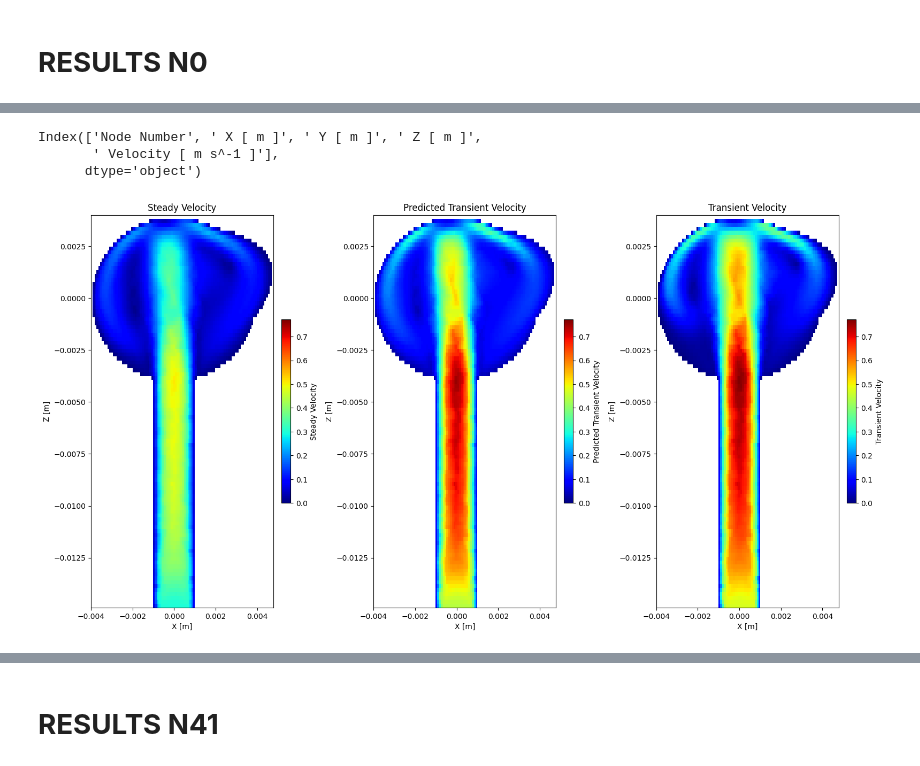
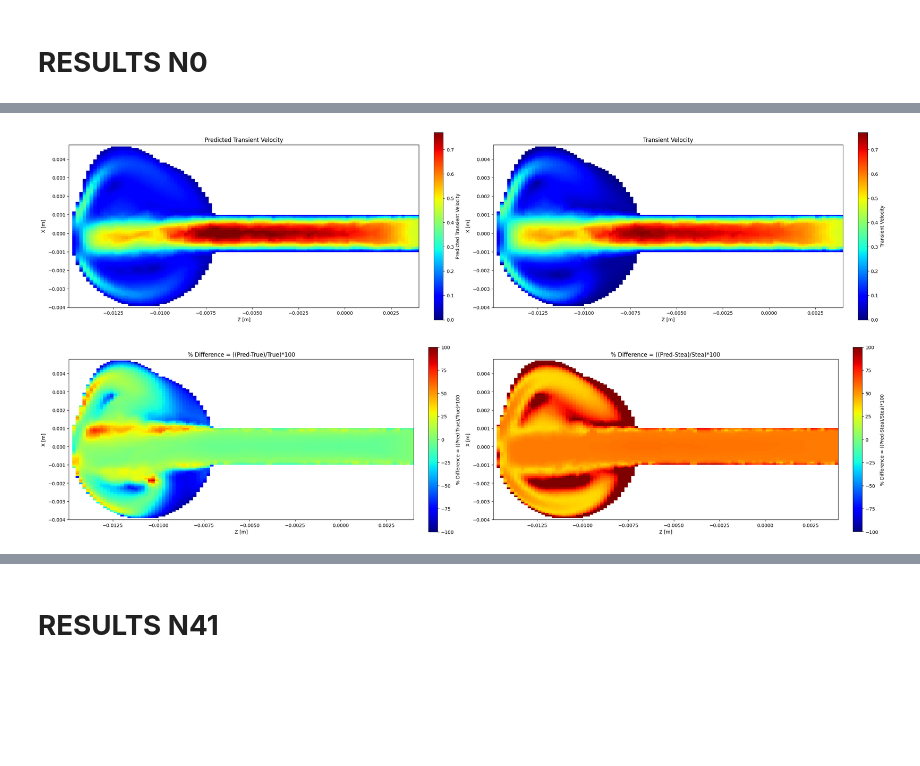
Before and after one commit to IsmailBerkeCam/CFD-AI, a Jupyter notebook: LSTM 5 Velocity Predictions High Vel.ipynb, the cells around one changed output, grey strips where cells are left out. Saved outputs shown, nothing was run; the diff lists cells and outputs as text; code cells hidden in the pictures; blank space fills up the shorter version.

Commit message:
Update LSTM 5 Velocity Predictions High Vel.ipynb
High Velocity Predictions

```diff
--- a/LSTM 5 Velocity Predictions High Vel.ipynb
+++ b/LSTM 5 Velocity Predictions High Vel.ipynb
@@ -218,62 +206,74 @@ Index(['Node Number', ' X [ m ]', ' Y [ m ]', ' Z [ m ]',
-# %%
-CFDTransient0 = pd.read_csv(r'C:\Users\ismai\OneDrive\Desktop\CFD Dissertation\Files\CSV training\Predictions\N0TMAX\N0TV.csv')
-print(CFDTransient0.columns)
-CFDTransient0 = CFDTransient0.fillna(0)
-CFDTransient0 = CFDTransient0.replace(' null', np.nan)
-x = CFDTransient0 [' X [ m ]']
-z = CFDTransient0 [' Z [ m ]']
-velocity_truth = CFDTransient0 [' Velocity [ m s^-1 ]']
-diff_vel = PredictedTransient0['Transient Prediction 0'] - CFDTransient0[' Velocity [ m s^-1 ]']
-# %% [output]
-Index(['Node Number', ' X [ m ]', ' Y [ m ]', ' Z [ m ]',
-       ' Velocity [ m s^-1 ]'],
-      dtype='object')
 # %%
+import numpy as np
+import matplotlib.pyplot as plt
+from scipy.interpolate import griddata
+import numpy.ma as ma
 # Generate your grid
 grid_x, grid_z = np.mgrid[min(x):max(x):100j, min(z):max(z):100j]
 
 # Interpolate the velocity onto the grid
 grid_velocity0 = griddata((x, z), ste_velocity, (grid_x, grid_z), method='linear', fill_value=np.nan)
 grid_velocity1 = griddata((x, z), velocity, (grid_x, grid_z), method='linear', fill_value=np.nan)
 grid_velocity2 = griddata((x, z), velocity_truth, (grid_x, grid_z), method='linear', fill_value=np.nan)
 grid_velocity3 = griddata((x, z), diff_vel, (grid_x, grid_z), method='linear', fill_value=np.nan)
 grid_velocity4 = griddata((x, z), diff_ste, (grid_x, grid_z), method='linear', fill_value=np.nan)
 
 # Create a colormap
 cmap = plt.cm.jet  # or any other colormap
 cmap.set_bad(color='white')  # set color for 'nan' values
 
 # Create a masked array where 'nan' values, 0 velocity values, and velocity values 0.05 or less are masked
 masked_velocity0 = ma.masked_where((grid_velocity0 <= 0.001) | np.isnan(grid_velocity0), grid_velocity0)
 masked_velocity1 = ma.masked_where((grid_velocity0 <= 0.001) | np.isnan(grid_velocity1), grid_velocity1)
 masked_velocity2 = ma.masked_where((grid_velocity0 <= 0.001) | np.isnan(grid_velocity2), grid_velocity2)
 masked_velocity3 = ma.masked_where((grid_velocity0 <= 0.001) | np.isnan(grid_velocity3), grid_velocity3)
 masked_velocity4 = ma.masked_where((grid_velocity0 <= 0.001) | np.isnan(grid_velocity4), grid_velocity4)
 
+# Rotate the masked velocities by 90 degrees and transpose
+rotated_masked_velocity0 = np.transpose(np.rot90(masked_velocity0, 1))
+rotated_masked_velocity1 = np.transpose(np.rot90(masked_velocity1, 1))
+rotated_masked_velocity2 = np.transpose(np.rot90(masked_velocity2, 1))
+
 # Generate heat maps for velocity
-#plt.subplot(1, 1, 1)
-fig, (ax0,ax1,ax2) = plt.subplots(1,3,figsize=(16, 26))
+fig, (ax1, ax2) = plt.subplots(1, 2, figsize=(25, 25))  # Adjusted figsize for 1x2 subplots
 fig.patch.set_facecolor('white')
 
-im0 = ax0.imshow(masked_velocity0.T, extent=(min(x), max(x), min(z), max(z)), origin='lower', cmap=cmap, vmin=0, vmax=masked_velocity2.max())
-fig.colorbar(im0, ax=ax0, label='Steady Velocity',fraction=0.046, pad=0.04)
-ax0.set_title('Steady Velocity')
-ax0.set_xlabel("X [m]")
-ax0.set_ylabel("Z [m]")
-im1 = ax1.imshow(masked_velocity1.T, extent=(min(x), max(x), min(z), max(z)), origin='lower', cmap=cmap, vmin=0, vmax=masked_velocity2.max())
-fig.colorbar(im1, ax=ax1, label='Predicted Transient Velocity',fraction=0.046, pad=0.04)
+im1 = ax1.imshow(rotated_masked_velocity1, extent=(min(z), max(z), min(x), max(x)), origin='lower', cmap=cmap, vmin=0, vmax=rotated_masked_velocity2.max())
+fig.colorbar(im1, ax=ax1, label='Predicted Transient Velocity',fraction=0.025, pad=0.04)
 ax1.set_title('Predicted Transient Velocity')
-ax1.set_xlabel("X [m]")
-ax1.set_ylabel("Z [m]")
-im2 = ax2.imshow(masked_velocity2.T, extent=(min(x), max(x), min(z), max(z)), origin='lower', cmap=cmap, vmin=0, vmax=masked_velocity2.max())
-fig.colorbar(im2, ax=ax2, label='Transient Velocity',fraction=0.046, pad=0.04)
+ax1.set_xlabel("Z [m]")
+ax1.set_ylabel("X [m]")
+
+im2 = ax2.imshow(rotated_masked_velocity2, extent=(min(z), max(z), min(x), max(x)), origin='lower', cmap=cmap, vmin=0, vmax=rotated_masked_velocity2.max())
+fig.colorbar(im2, ax=ax2, label='Transient Velocity',fraction=0.025, pad=0.04)
 ax2.set_title('Transient Velocity')
-ax2.set_xlabel("X [m]")
-ax2.set_ylabel("Z [m]")
-
-# Save the figure to a file with 600x600 pixels
+ax2.set_xlabel("Z [m]")
+ax2.set_ylabel("X [m]")
 
 plt.tight_layout()
 plt.show()
+
+# Calculate percentage differences
+percentage_change3 = ((rotated_masked_velocity2 - rotated_masked_velocity1) / rotated_masked_velocity1) * 100
+percentage_change4 = ((rotated_masked_velocity1 - rotated_masked_velocity0) / rotated_masked_velocity0) * 100
+
+fig, (ax3, ax4) = plt.subplots(1, 2, figsize=(25, 25))
+fig.patch.set_facecolor('white')
+
+im3 = ax3.imshow(percentage_change3, extent=(min(z), max(z), min(x), max(x)), origin='lower', cmap='jet', vmin=-100, vmax=100)
+fig.colorbar(im3, ax=ax3, label='% Difference = ((Pred-True)/True)*100', fraction=0.025, pad=0.04)
+ax3.set_title('% Difference = ((Pred-True)/True)*100')
+ax3.set_xlabel("Z [m]")
+ax3.set_ylabel("X [m]")
+
+im4 = ax4.imshow(percentage_change4, extent=(min(z), max(z), min(x), max(x)), origin='lower', cmap='jet', vmin=-100, vmax=100)
+fig.colorbar(im4, ax=ax4, label='% Difference = ((Pred-Stea)/Stea)*100', fraction=0.025, pad=0.04)
+ax4.set_title('% Difference = ((Pred-Stea)/Stea)*100')
+ax4.set_xlabel("Z [m]")
+ax4.set_ylabel("X [m]")
+
+plt.tight_layout()
+plt.show()
 # %% [output]
-[figure, old version]
+[figure, new version]
+[figure, added]
```
Also changed, not shown: parts of 23 cells of this notebook.
